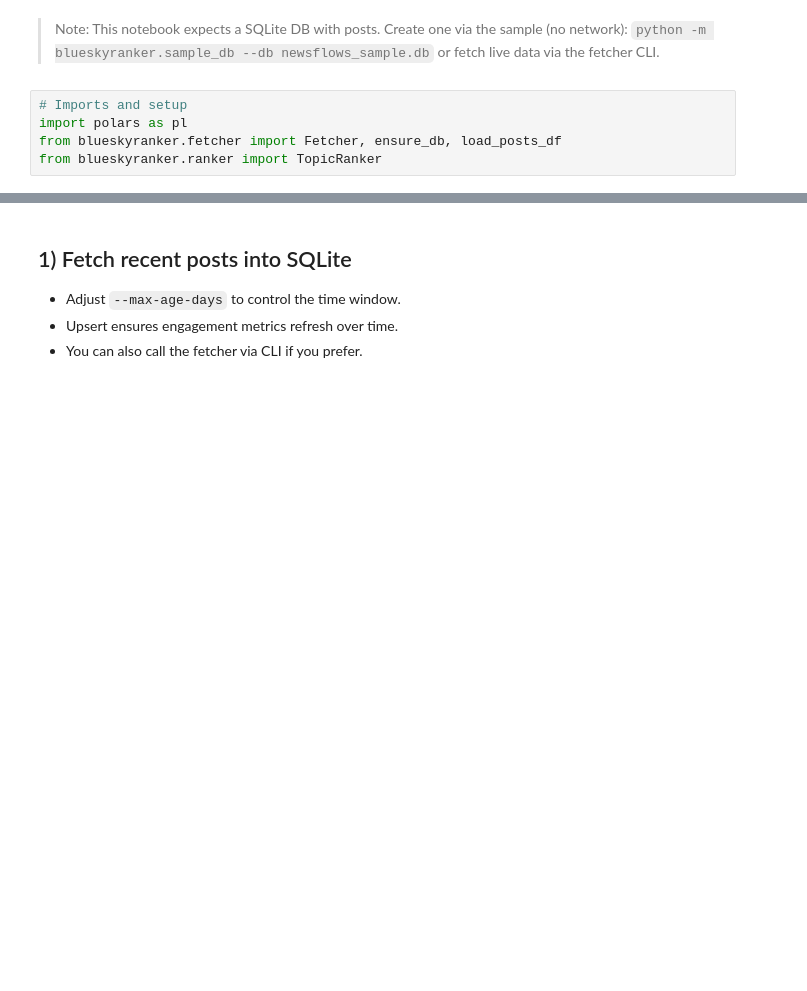
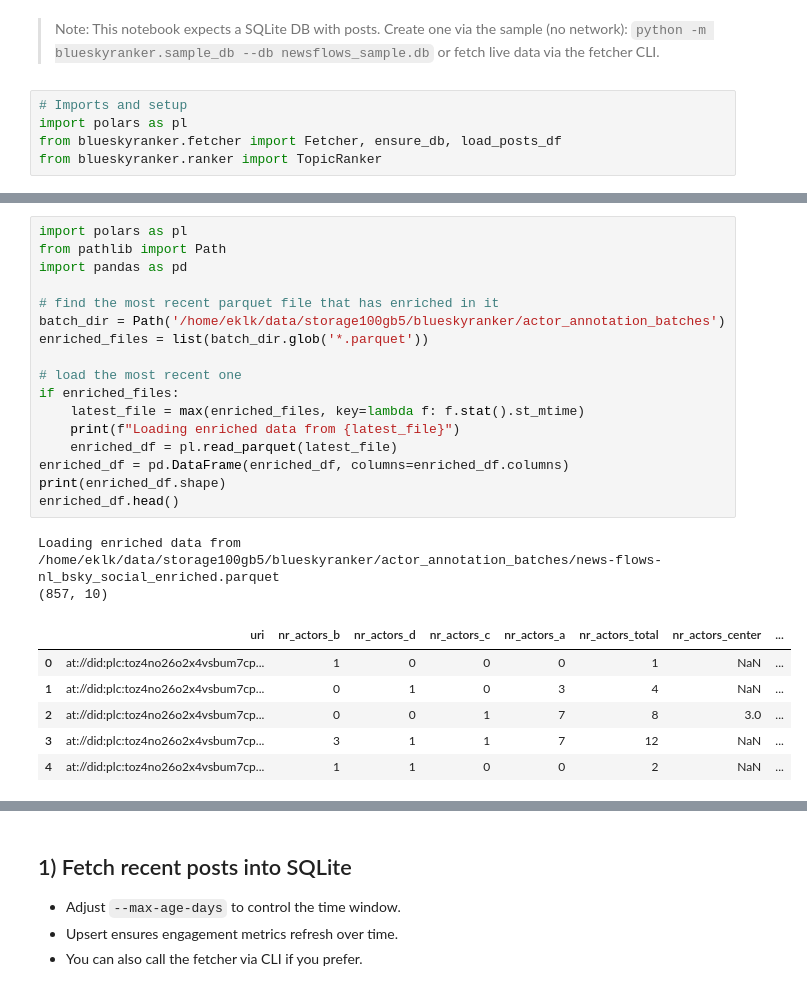
Before and after one commit to ekilik/blueskyranker, a Jupyter notebook: example.ipynb, the cells around one changed output, grey strips where cells are left out. Drawn from its saved outputs; the diff is of its cells as text; blank space fills up the shorter version.

```diff
--- a/example.ipynb
+++ b/example.ipynb
@@ -18,0 +95,26 @@ from blueskyranker.ranker import TopicRanker
+# %%
+import polars as pl
+from pathlib import Path
+import pandas as pd
+
+# find the most recent parquet file that has enriched in it
+batch_dir = Path('/home/eklk/data/storage100gb5/blueskyranker/actor_annotation_batches')
+enriched_files = list(batch_dir.glob('*.parquet'))
+
+# load the most recent one
+if enriched_files:
+    latest_file = max(enriched_files, key=lambda f: f.stat().st_mtime)
+    print(f"Loading enriched data from {latest_file}")
+    enriched_df = pl.read_parquet(latest_file)
+enriched_df = pd.DataFrame(enriched_df, columns=enriched_df.columns)
+print(enriched_df.shape)
+enriched_df.head()
+# %% [output]
+Loading enriched data from /home/eklk/data/storage100gb5/blueskyranker/actor_annotation_batches/news-flows-nl_bsky_social_enriched.parquet
+(857, 10)
+|  | uri | nr_actors_b | nr_actors_d | nr_actors_c | nr_actors_a | nr_actors_total | nr_actors_center | ... |
+| 0 | at://did:plc:toz4no26o2x4vsbum7cp... | 1 | 0 | 0 | 0 | 1 | NaN | ... |
+| 1 | at://did:plc:toz4no26o2x4vsbum7cp... | 0 | 1 | 0 | 3 | 4 | NaN | ... |
+| 2 | at://did:plc:toz4no26o2x4vsbum7cp... | 0 | 0 | 1 | 7 | 8 | 3.0 | ... |
+| 3 | at://did:plc:toz4no26o2x4vsbum7cp... | 3 | 1 | 1 | 7 | 12 | NaN | ... |
+| 4 | at://did:plc:toz4no26o2x4vsbum7cp... | 1 | 1 | 0 | 0 | 2 | NaN | ... |
```
Also changed, not shown: parts of 75 cells of this notebook.
